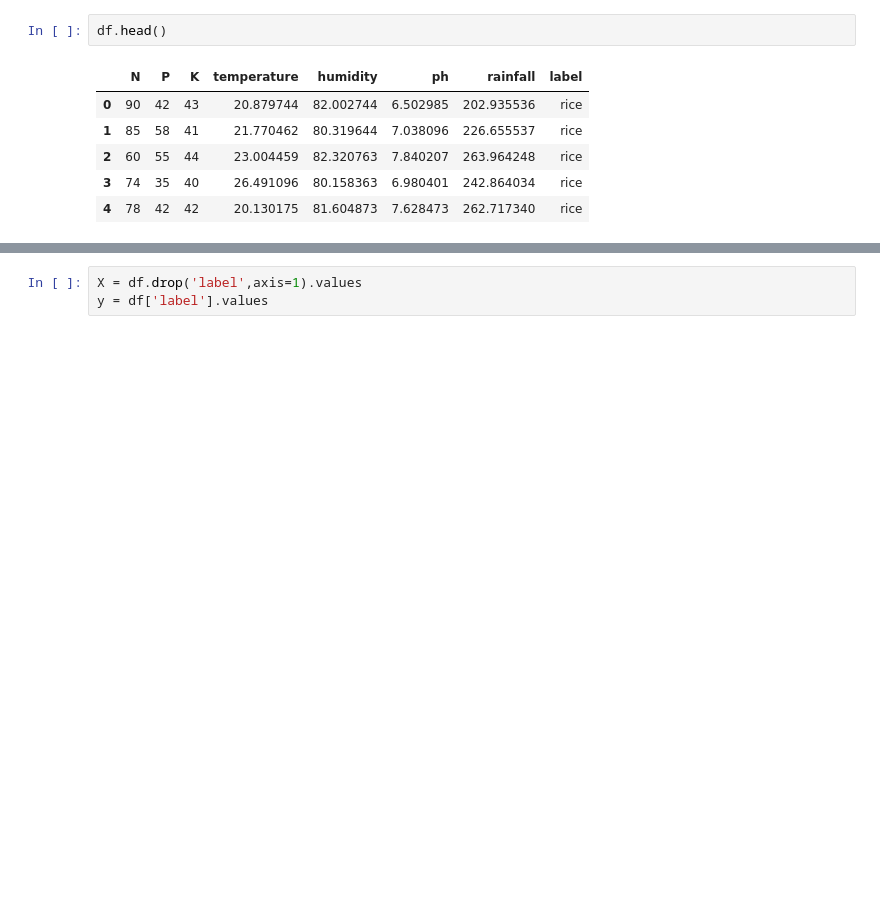
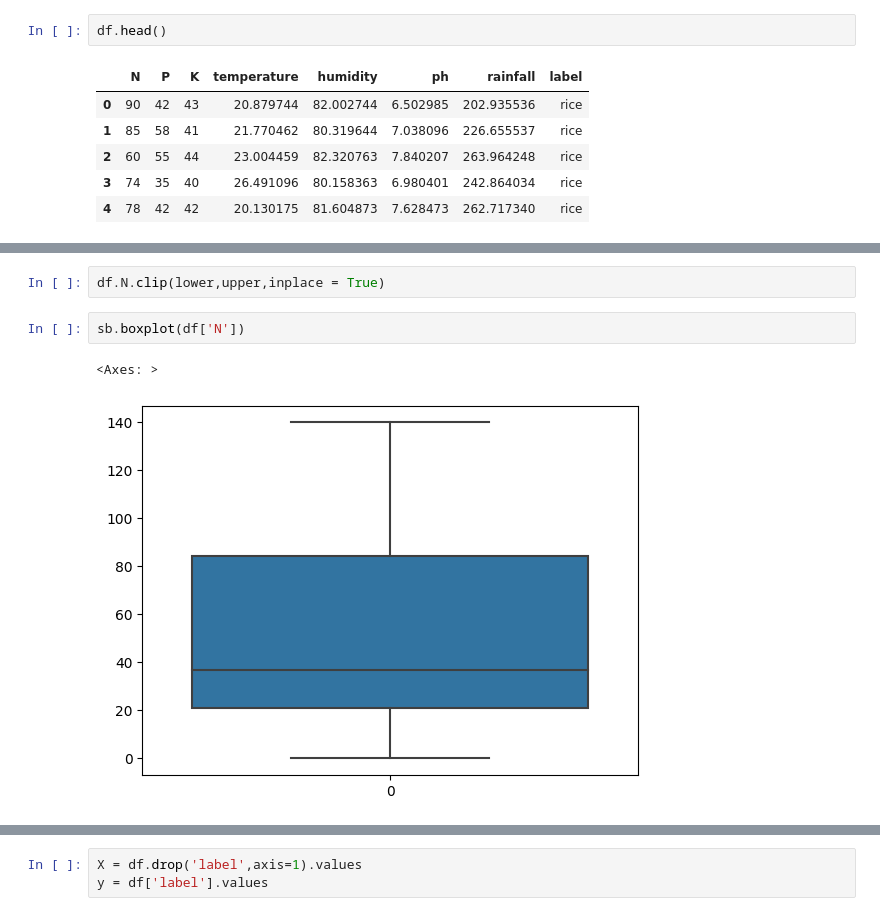
Before and after one commit to mahshooq-karayil/data-science, a Jupyter notebook: crop-recommendation/crop_recommendation.ipynb, the cells around one changed output, grey strips where cells are left out. Drawn from its saved outputs; the diff is of its cells as text; blank space fills up the shorter version.

```diff
--- a/crop-recommendation/crop_recommendation.ipynb
+++ b/crop-recommendation/crop_recommendation.ipynb
@@ -28,0 +260,7 @@ df.head()
+# %%
+df.N.clip(lower,upper,inplace = True)
+# %%
+sb.boxplot(df['N'])
+# %% [output]
+<Axes: >
+[figure, added]
```
Also changed, not shown: parts of 65 cells of this notebook.
